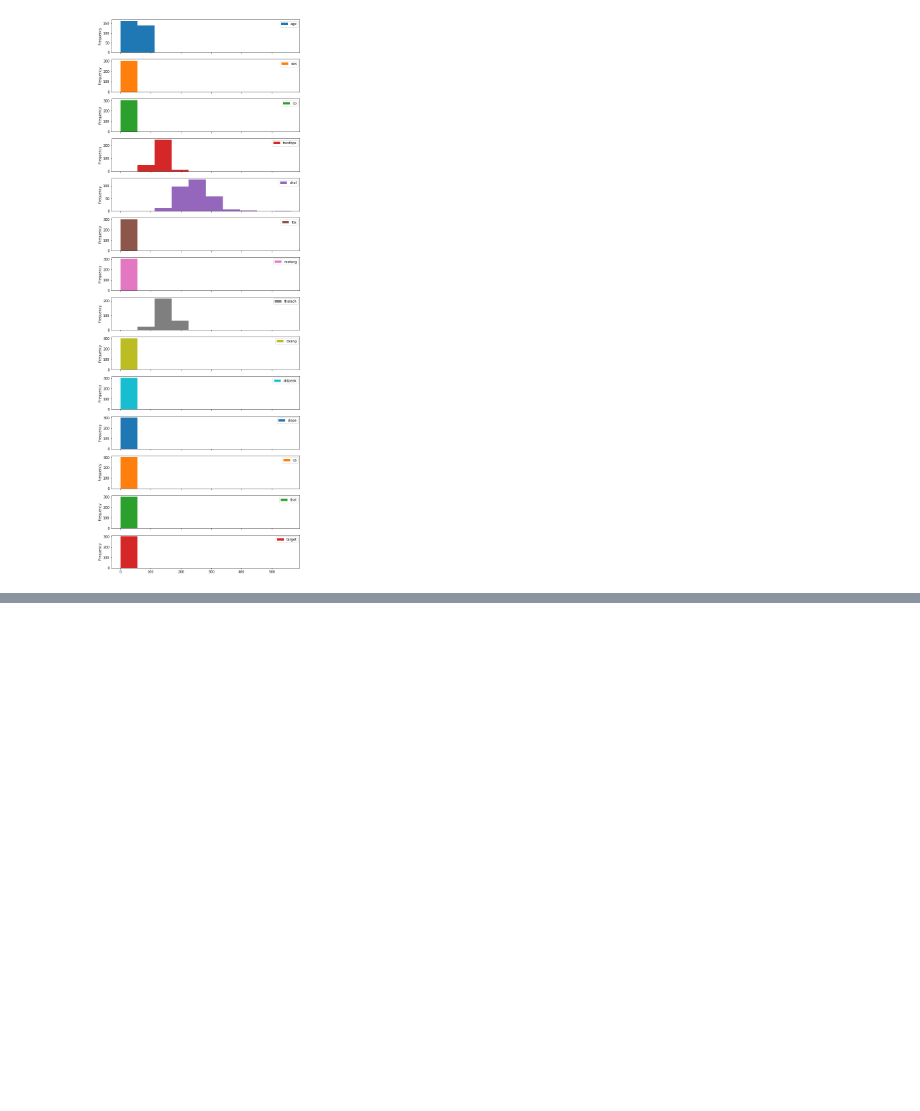
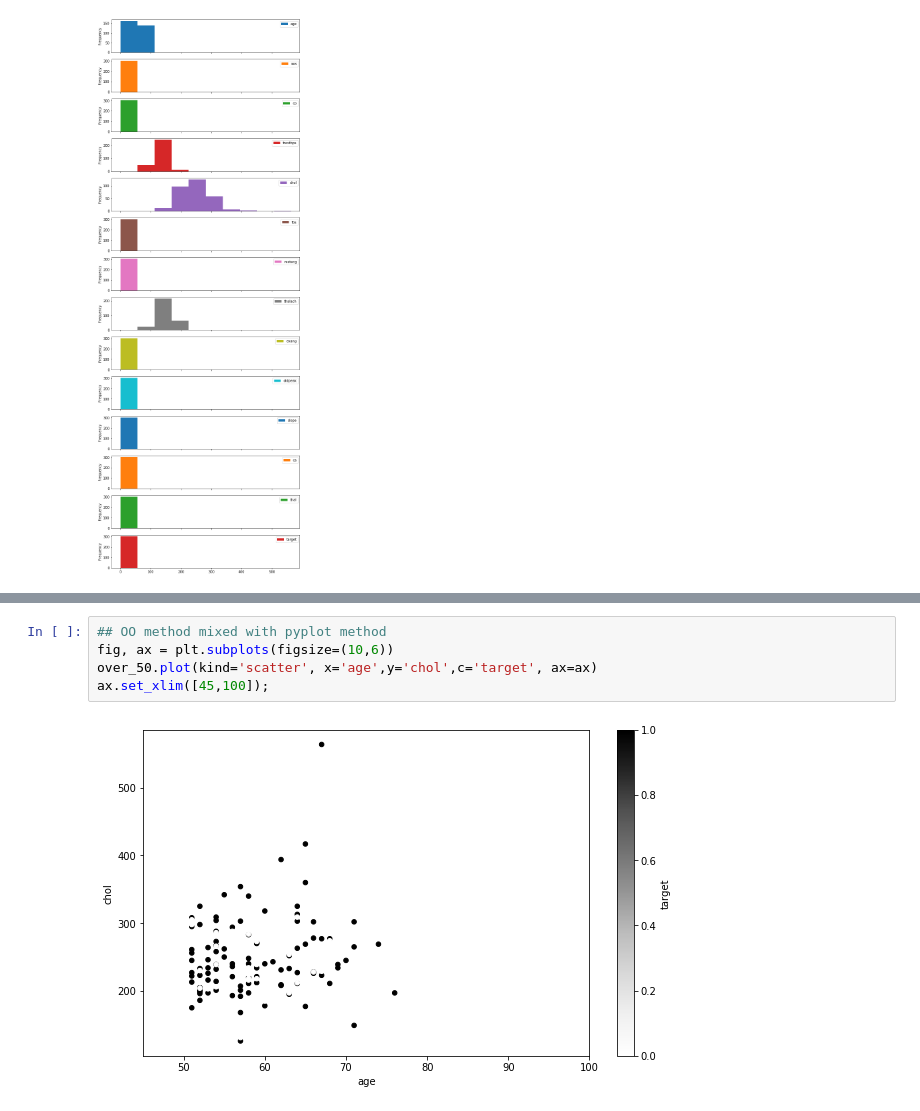
Before and after one commit to faridhuseynov/Udemy_ZTM, a Jupyter notebook: Matplot.ipynb, the cells around one changed output, grey strips where cells are left out. Saved outputs shown, nothing was run; the diff lists cells and outputs as text; blank space fills up the shorter version.

```diff
--- a/Matplot.ipynb
+++ b/Matplot.ipynb
@@ -43,0 +59,7 @@ df.plot.hist(subplots=True, figsize=(10,30));
+# %%
+## OO method mixed with pyplot method
+fig, ax = plt.subplots(figsize=(10,6))
+over_50.plot(kind='scatter', x='age',y='chol',c='target', ax=ax)
+ax.set_xlim([45,100]);
+# %% [output]
+[figure, added]
```
Also changed, not shown: parts of 9 cells of this notebook, 3 other files.
